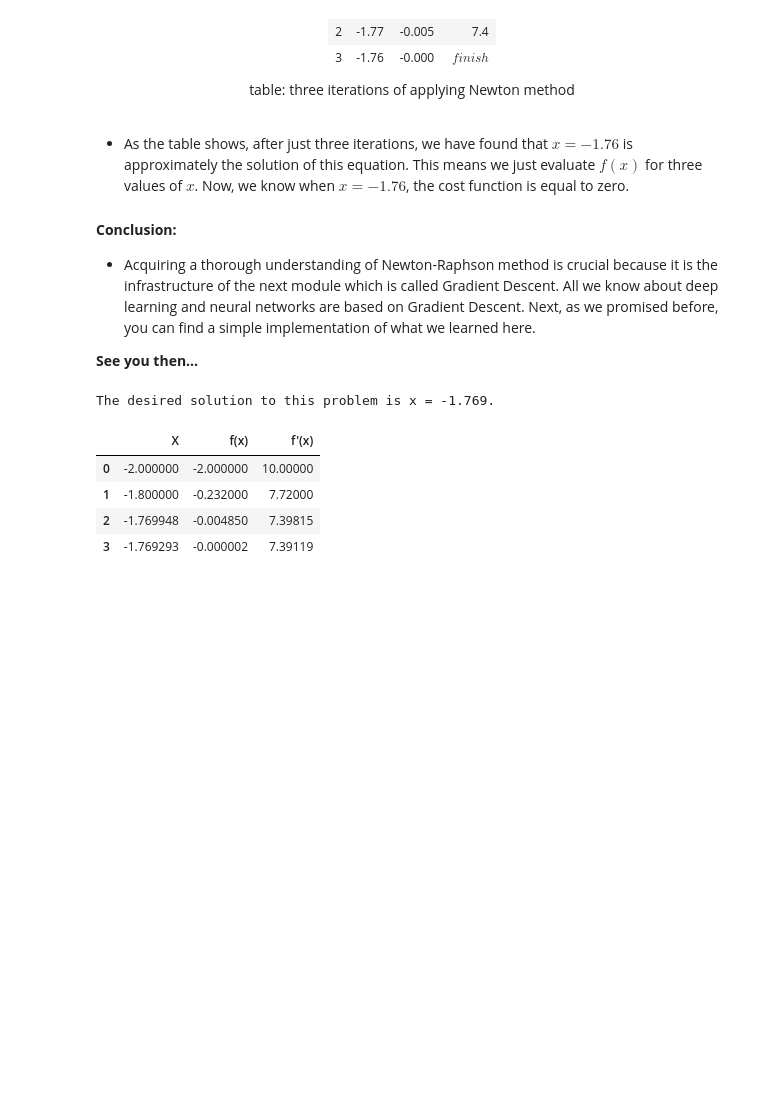
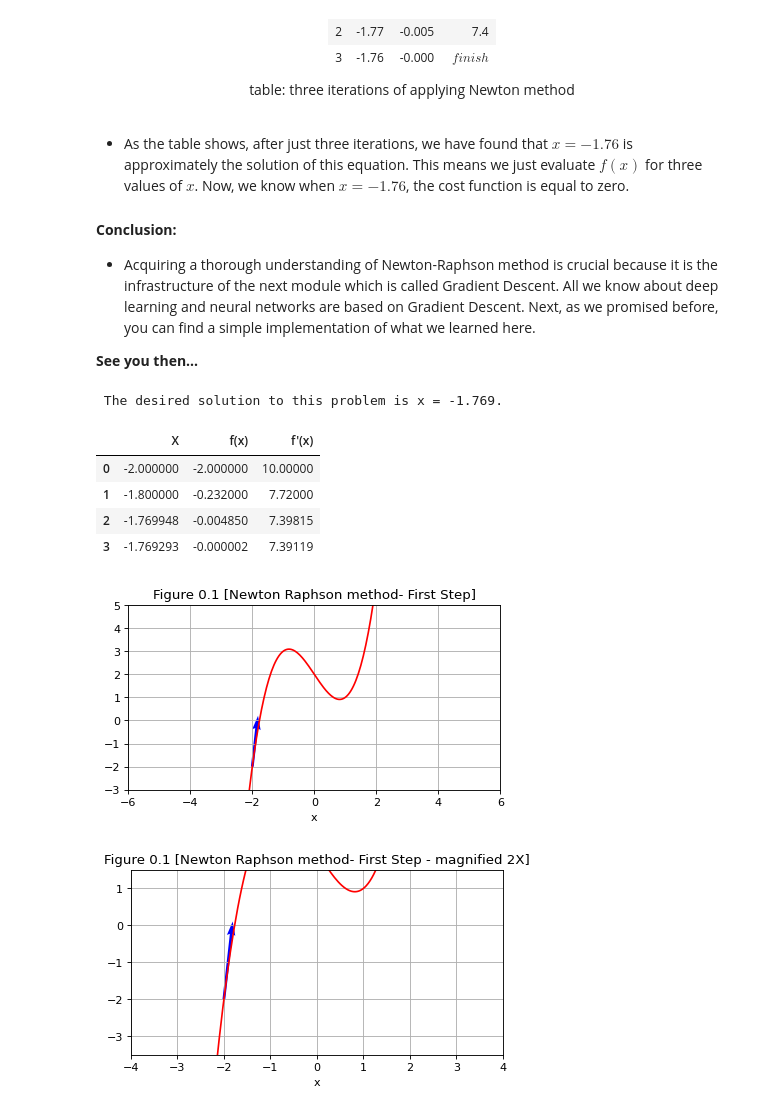
Before and after one commit to F-Yousefi/Maths-ML, a Jupyter notebook: Newton_Raphson_Method.ipynb, the cells around one changed output. Cells and saved outputs as stored; diff of their text form; code cells hidden in the pictures; blank space fills up the shorter version.

Commit message:
Newton Raphson Method Explained
In short, Newton-Raphson Method enables us to extrapolate a
function to find the solution without evaluating it at each
possible point. As far as Machine Learning and Data Science
are concerned, this sort of approach can be life-saving.

```diff
--- a/Newton_Raphson_Method.ipynb
+++ b/Newton_Raphson_Method.ipynb
@@ -77,7 +77,14 @@ table: three iterations of applying Newton method
 # %%
 #import requirements
 import pandas as pd
+import matplotlib.pyplot as plt
+import numpy as np
+from IPython.display import display
+
+
+#Initilization
 results = list()
+x_plot = np.linspace(-20,+20,1000)
 
 # Cost function definition
 fx = lambda x: x**3 - 2 * x +2
@@ -93,6 +100,32 @@ while round(fx(x),6) != 0:
   x = x_next(x)
 
 #printing output table
-print("The desired solution to this problem is x = {0}.\n ".format(round(x,3)))
-pd.DataFrame(results)
+print("\n The desired solution to this problem is x = {0}.\n ".format(round(x,3)))
+display(pd.DataFrame(results).head())
+print("\n\n")
+
+
+#Plotting Configuration for the first step of Newton Raphson Method
+plt.quiver(results[0]["X"], results[0]["f(x)"] , results[1]["X"]-(results[0]["X"]), results[1]["f(x)"]-(results[0]["f(x)"]), color='b', units='xy', scale=1)
+plt.rcParams['figure.figsize'] = [6.0, 3.0]
+plt.rcParams['figure.dpi'] = 80
+plt.plot(x_plot,fx(x_plot) , color = 'red')
+plt.xlim((-6,6))
+plt.ylim((-3,5))
+plt.xlabel("x")
+plt.title("Figure 0.1 [Newton Raphson method- First Step]")
+plt.grid(visible=True)
+plt.show()
+
+#Plotting Configuration for the first step of Newton Raphson Method [magnified]
+plt.quiver(results[0]["X"], results[0]["f(x)"] , results[1]["X"]-(results[0]["X"]), results[1]["f(x)"]-(results[0]["f(x)"]), color='b', units='xy', scale=1)
+plt.rcParams['figure.figsize'] = [6.0, 3.0]
+plt.rcParams['figure.dpi'] = 80
+plt.plot(x_plot,fx(x_plot) , color = 'red')
+plt.xlim((-4,4))
+plt.ylim((-3.5,1.5))
+plt.xlabel("x")
+plt.title("Figure 0.1 [Newton Raphson method- First Step - magnified 2X]")
+plt.grid(visible=True,)
+plt.show()
 # %% [output]
@@ -100,5 +133,7 @@ The desired solution to this problem is x = -1.769.
 |  | X | f(x) | f'(x) |
 | 0 | -2.000000 | -2.000000 | 10.00000 |
 | 1 | -1.800000 | -0.232000 | 7.72000 |
 | 2 | -1.769948 | -0.004850 | 7.39815 |
 | 3 | -1.769293 | -0.000002 | 7.39119 |
+[figure, added]
+[figure, added]
```
